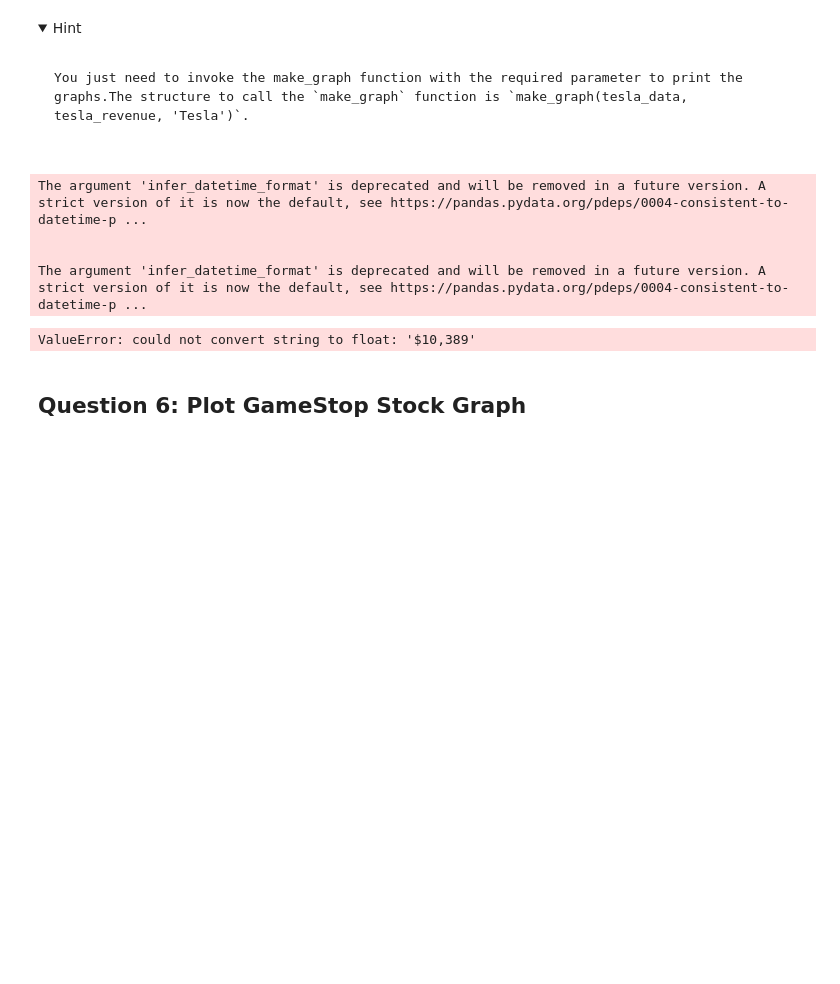
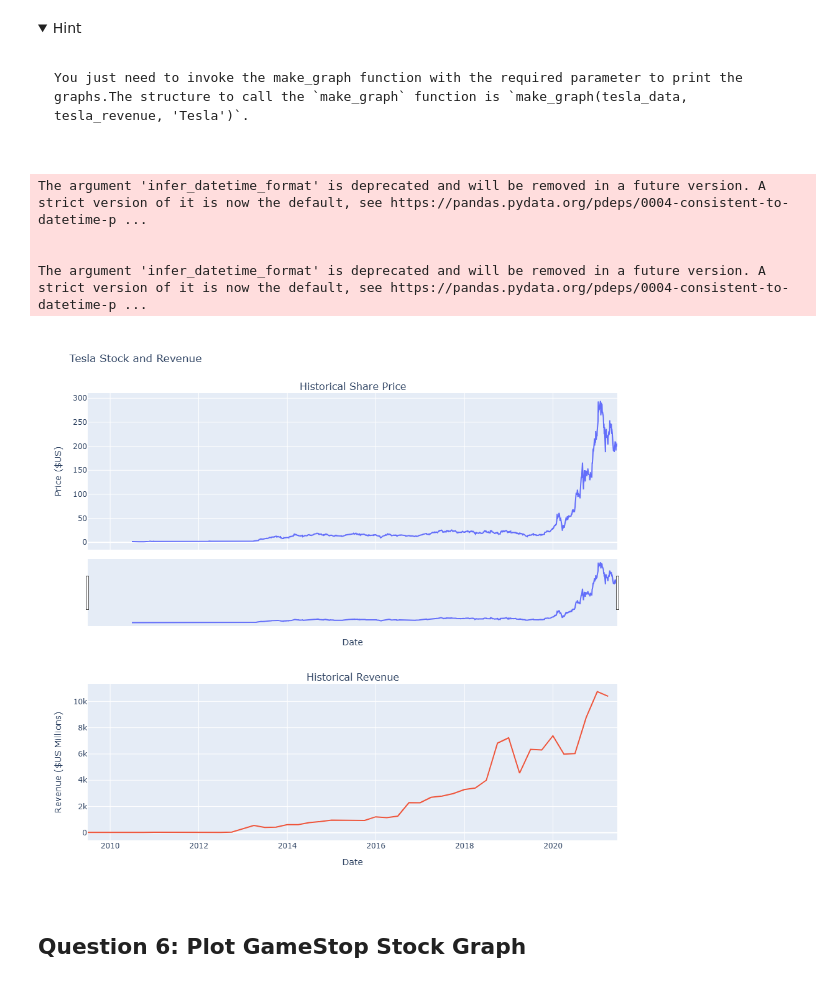
Before and after one commit to hadtaj/Hadeel, a Jupyter notebook: Final Assignment.ipynb, the cells around one changed output. Drawn from its saved outputs; the diff is of its cells as text; code cells hidden in the pictures; folded sections open; blank space fills up the shorter version.

```diff
--- a/Final Assignment.ipynb
+++ b/Final Assignment.ipynb
@@ -191,6 +191,9 @@ Execute the following lines to remove an null or empty strings in the Revenue co
 tesla_revenue.dropna(inplace=True)
 
 tesla_revenue = tesla_revenue[tesla_revenue['Revenue'] != ""]
+# %%
+tesla_revenue["Revenue"] = tesla_revenue['Revenue'].replace({',': '', '\$': ''}, regex=True)
+tesla_revenue["Revenue"] = pd.to_numeric(tesla_revenue["Revenue"], errors='coerce')
 # %% [markdown]
 Display the last 5 row of the `tesla_revenue` dataframe using the `tail` function. Take a screenshot of the results.
 # %%
@@ -297,13 +300,13 @@ You just need to invoke the make_graph function with the required parameter to p
 
 </details>
 # %%
-print(make_graph(tesla_data, tesla_revenue, 'Tesla'))
+make_graph(tesla_data, tesla_revenue, stock="Tesla Stock and Revenue")
 # %% [output]
 The argument 'infer_datetime_format' is deprecated and will be removed in a future version. A strict version of it is now the default, see https://pandas.pydata.org/pdeps/0004-consistent-to-datetime-p ...
 
 
 The argument 'infer_datetime_format' is deprecated and will be removed in a future version. A strict version of it is now the default, see https://pandas.pydata.org/pdeps/0004-consistent-to-datetime-p ...
-ValueError: could not convert string to float: '$10,389'
+[figure, added]
 # %% [markdown]
 ## Question 6: Plot GameStop Stock Graph
 # %% [markdown]
```
Also changed, not shown: parts of 4 cells of this notebook.
